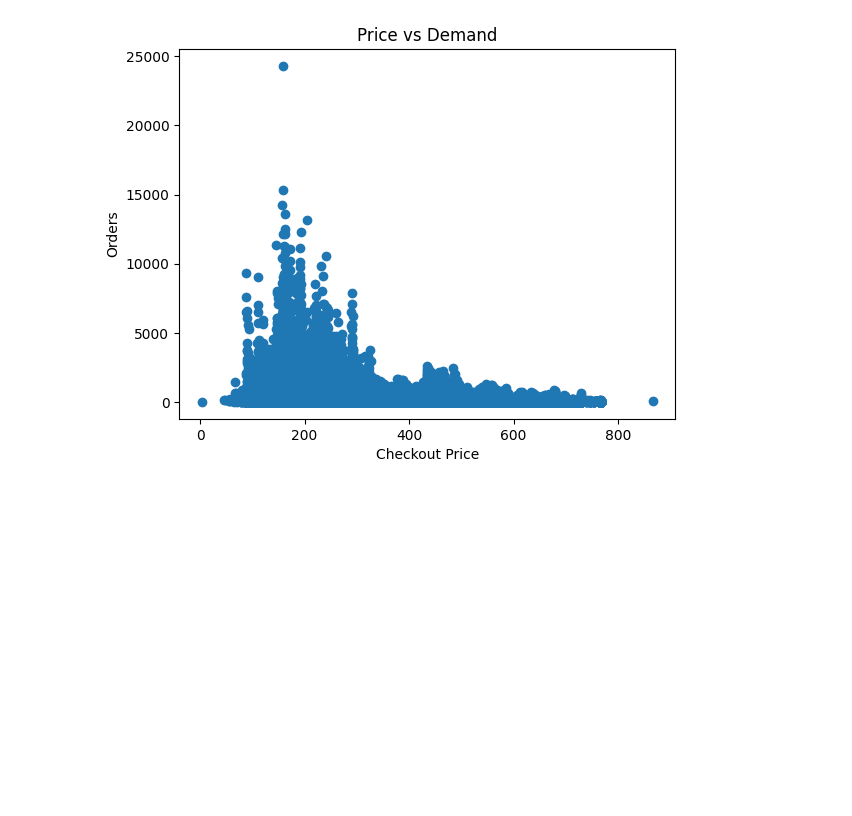
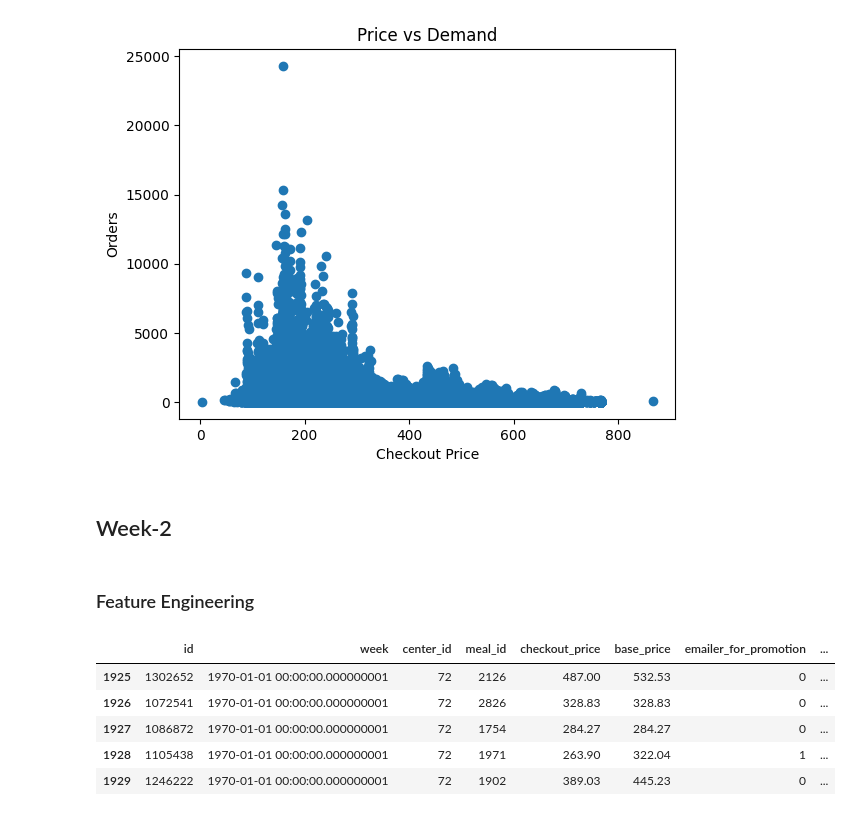
Before and after one commit to Shivam7410/ai-restaurant-demand-forecasting-system, a Jupyter notebook: notebooks/Project3.ipynb, the cells around one changed output. Saved outputs shown, nothing was run; the diff lists cells and outputs as text; code cells hidden in the pictures; blank space fills up the shorter version.

Commit message:
week 2 completed

```diff
--- a/notebooks/Project3.ipynb
+++ b/notebooks/Project3.ipynb
@@ -96,3 +98,27 @@ plt.title("Price vs Demand")
 plt.show()
 # %% [output]
 [figure]
+# %% [markdown]
+## Week-2
+# %% [markdown]
+### Feature Engineering
+# %%
+df['month'] = df['week'].dt.month
+df['week_of_year'] = df['week'].dt.isocalendar().week.astype(int)
+df['is_weekend'] = df['day_of_week'].isin([5,6]).astype(int)
+
+df['lag_7'] = df['num_orders'].shift(7)
+df['lag_14'] = df['num_orders'].shift(14)
+
+df['rolling_mean_7'] = df['num_orders'].rolling(7).mean()
+
+df.dropna(inplace=True)
+
+df.head()
+# %% [output]
+|  | id | week | center_id | meal_id | checkout_price | base_price | emailer_for_promotion | ... |
+| 1925 | 1302652 | 1970-01-01 00:00:00.000000001 | 72 | 2126 | 487.00 | 532.53 | 0 | ... |
+| 1926 | 1072541 | 1970-01-01 00:00:00.000000001 | 72 | 2826 | 328.83 | 328.83 | 0 | ... |
+| 1927 | 1086872 | 1970-01-01 00:00:00.000000001 | 72 | 1754 | 284.27 | 284.27 | 0 | ... |
+| 1928 | 1105438 | 1970-01-01 00:00:00.000000001 | 72 | 1971 | 263.90 | 322.04 | 1 | ... |
+| 1929 | 1246222 | 1970-01-01 00:00:00.000000001 | 72 | 1902 | 389.03 | 445.23 | 0 | ... |
```
Also changed, not shown: parts of 5 cells of this notebook.
